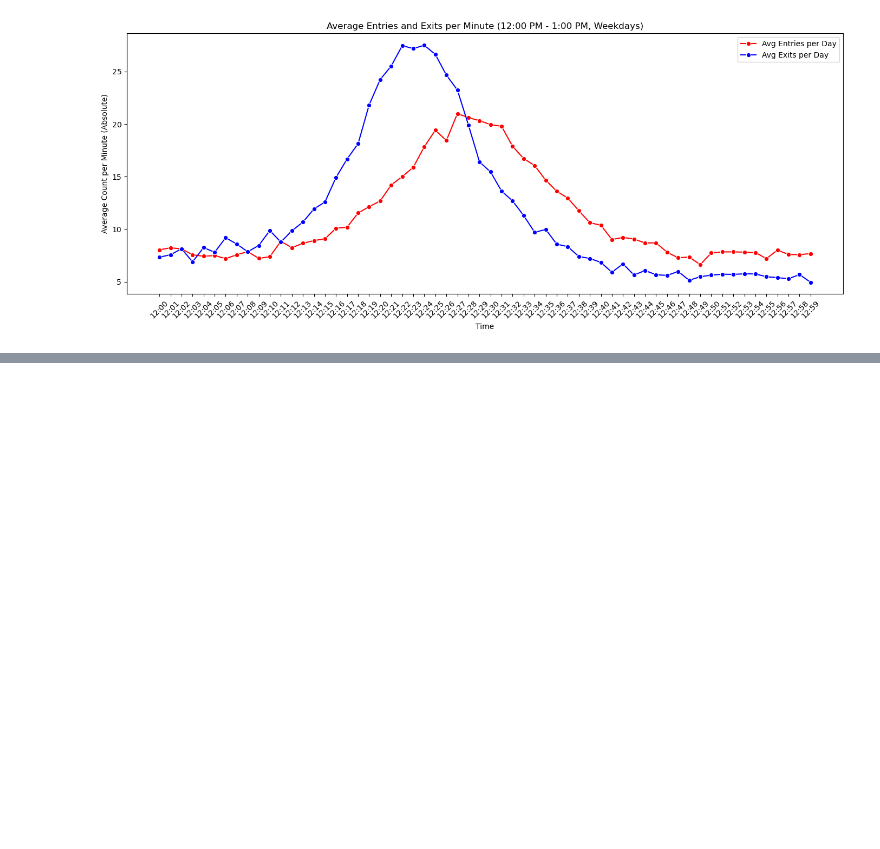
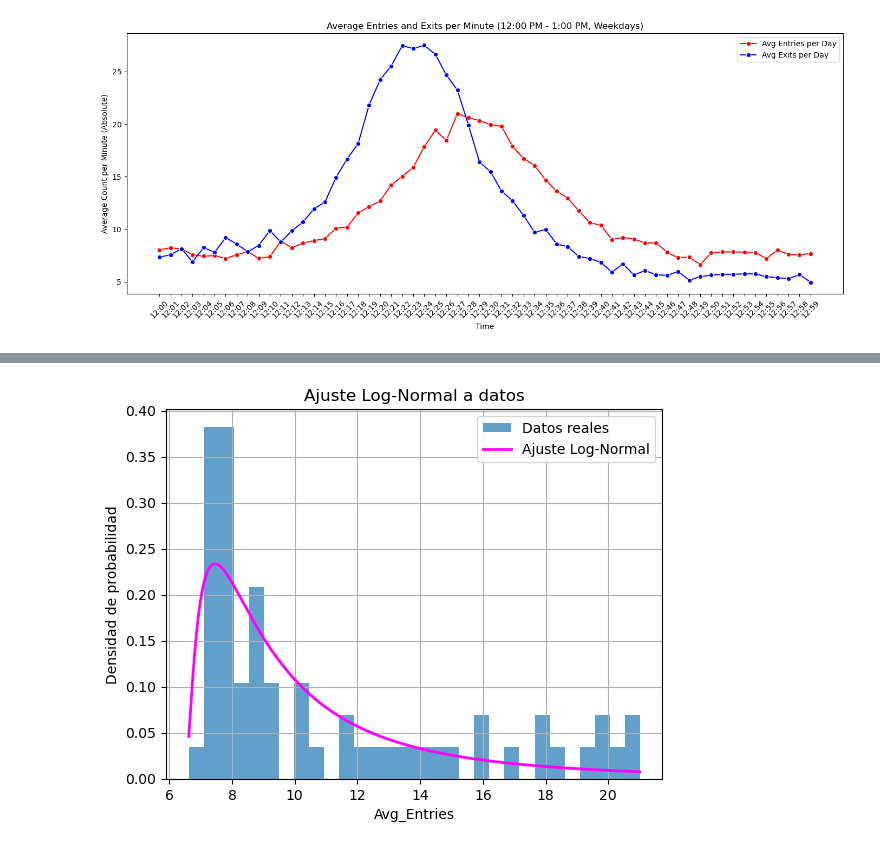
Before and after one commit to SamuelHernandez5/MOS-Actividades, a Jupyter notebook: Labs/Lab7/lab7.ipynb, the cells around one changed output, grey strips where cells are left out. Drawn from its saved outputs; the diff is of its cells as text; code cells hidden in the pictures; blank space fills up the shorter version.

```diff
--- a/Labs/Lab7/lab7.ipynb
+++ b/Labs/Lab7/lab7.ipynb
@@ -383,0 +414,21 @@ plt.show()
+# %%
+s = 1.0226402482609824
+loc = 6.468482621511826
+scale = 2.8190798544878395
+
+plt.hist(df_media['Avg_Entries'], bins=30, density=True, alpha=0.7, label="Datos reales")
+
+x = np.linspace(min(df_media['Avg_Entries']), max(df_media['Avg_Entries']), 1000)
+pdf = lognorm.pdf(x, s=s, loc=loc, scale=scale)
+
+plt.plot(x, pdf, label="Ajuste Log-Normal", color="magenta", linewidth=2)
+
+plt.xlabel("Avg_Entries")
+plt.ylabel("Densidad de probabilidad")
+plt.title("Ajuste Log-Normal a datos")
+plt.legend()
+plt.grid(True)
+
+plt.show()
+# %% [output]
+[figure, added]
```
Also changed, not shown: parts of 26 cells of this notebook, 1 other file.
